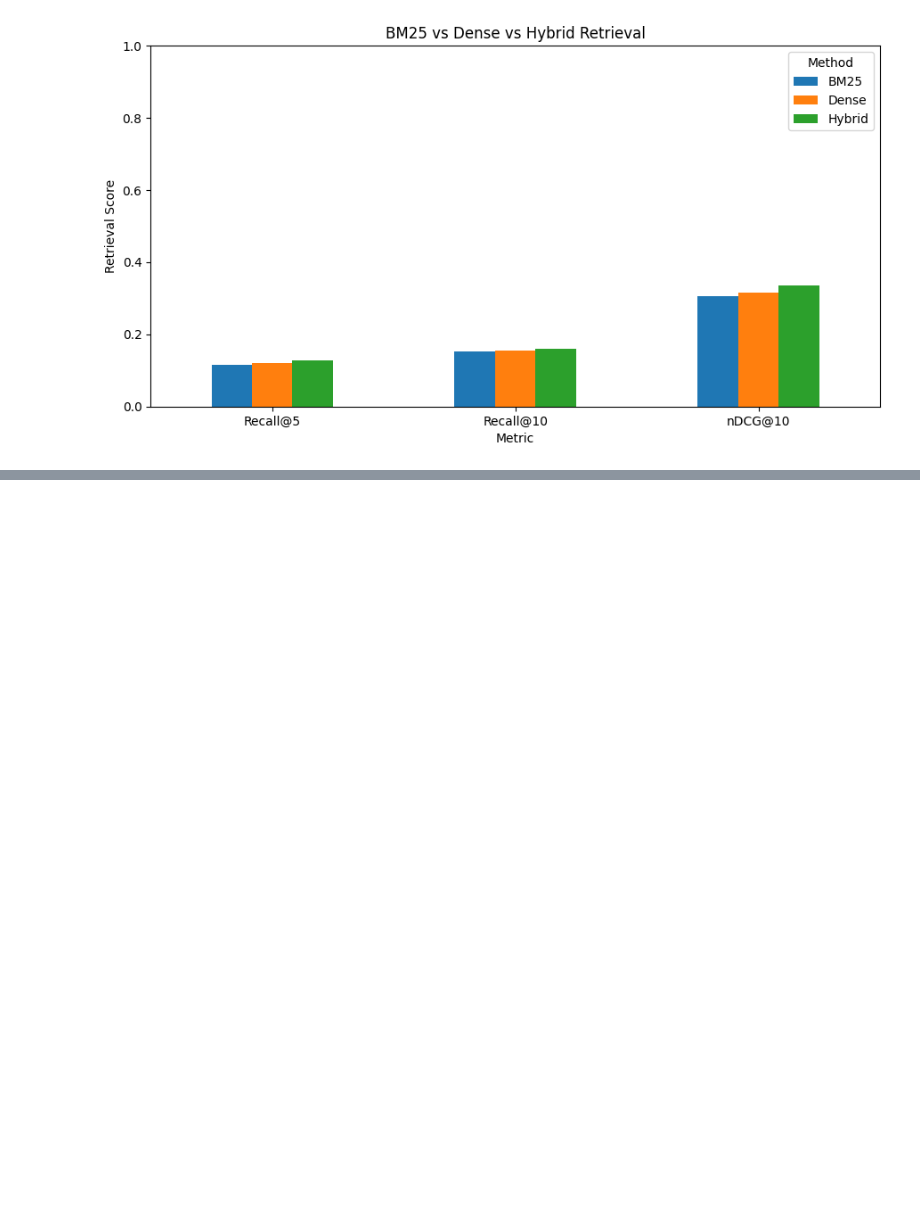
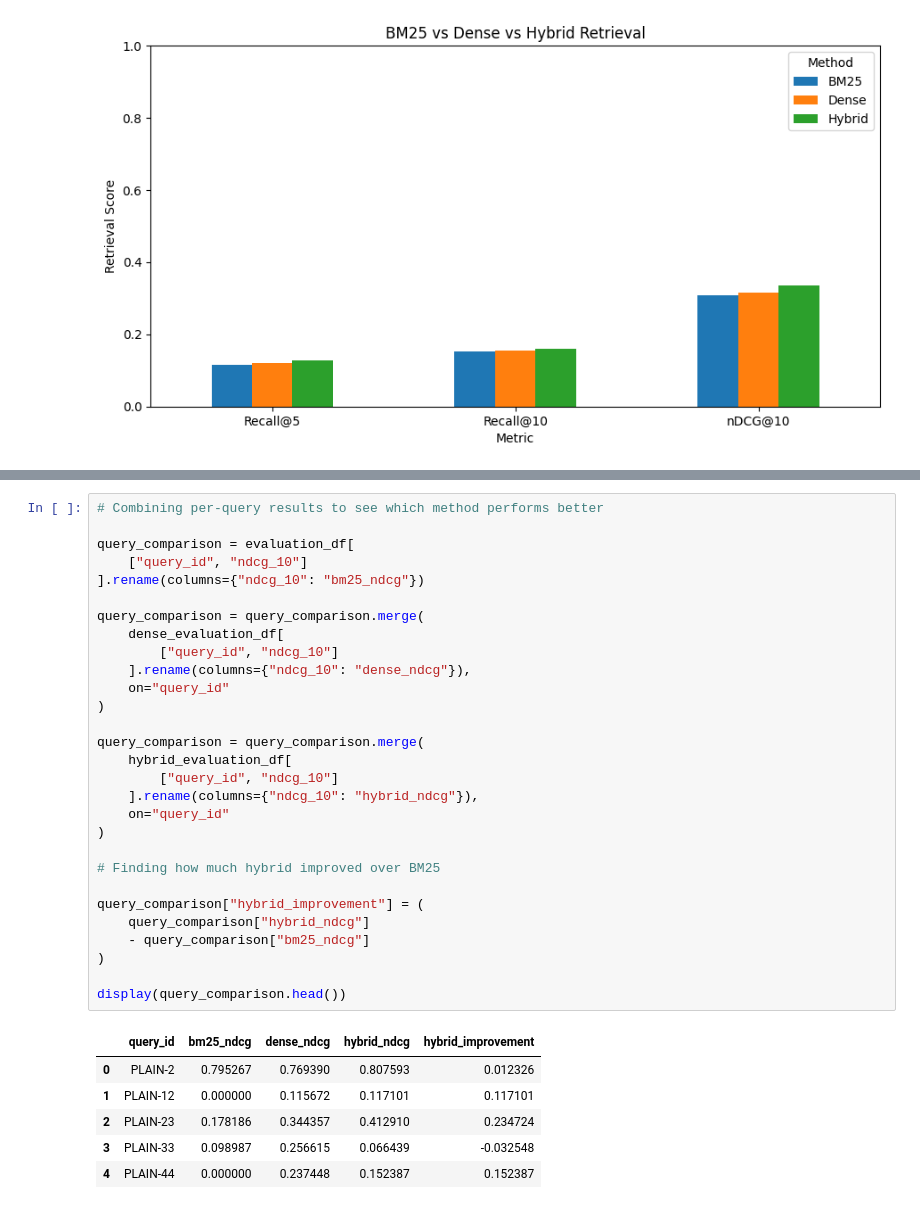
Before and after one commit to rachana1707-S/Adaptive-MedRAG, a Jupyter notebook: notebooks/01_retrieval.ipynb, the cells around one changed output, grey strips where cells are left out. Drawn from its saved outputs; the diff is of its cells as text; blank space fills up the shorter version.

```diff
--- a/notebooks/01_retrieval.ipynb
+++ b/notebooks/01_retrieval.ipynb
@@ -1332,0 +1480,36 @@ plt.show()
+# %%
+# Combining per-query results to see which method performs better
+
+query_comparison = evaluation_df[
+    ["query_id", "ndcg_10"]
+].rename(columns={"ndcg_10": "bm25_ndcg"})
+
+query_comparison = query_comparison.merge(
+    dense_evaluation_df[
+        ["query_id", "ndcg_10"]
+    ].rename(columns={"ndcg_10": "dense_ndcg"}),
+    on="query_id"
+)
+
+query_comparison = query_comparison.merge(
+    hybrid_evaluation_df[
+        ["query_id", "ndcg_10"]
+    ].rename(columns={"ndcg_10": "hybrid_ndcg"}),
+    on="query_id"
+)
+
+# Finding how much hybrid improved over BM25
+
+query_comparison["hybrid_improvement"] = (
+    query_comparison["hybrid_ndcg"]
+    - query_comparison["bm25_ndcg"]
+)
+
+display(query_comparison.head())
+# %% [output]
+|  | query_id | bm25_ndcg | dense_ndcg | hybrid_ndcg | hybrid_improvement |
+| 0 | PLAIN-2 | 0.795267 | 0.769390 | 0.807593 | 0.012326 |
+| 1 | PLAIN-12 | 0.000000 | 0.115672 | 0.117101 | 0.117101 |
+| 2 | PLAIN-23 | 0.178186 | 0.344357 | 0.412910 | 0.234724 |
+| 3 | PLAIN-33 | 0.098987 | 0.256615 | 0.066439 | -0.032548 |
+| 4 | PLAIN-44 | 0.000000 | 0.237448 | 0.152387 | 0.152387 |
```
Also changed, not shown: parts of 23 cells of this notebook.
